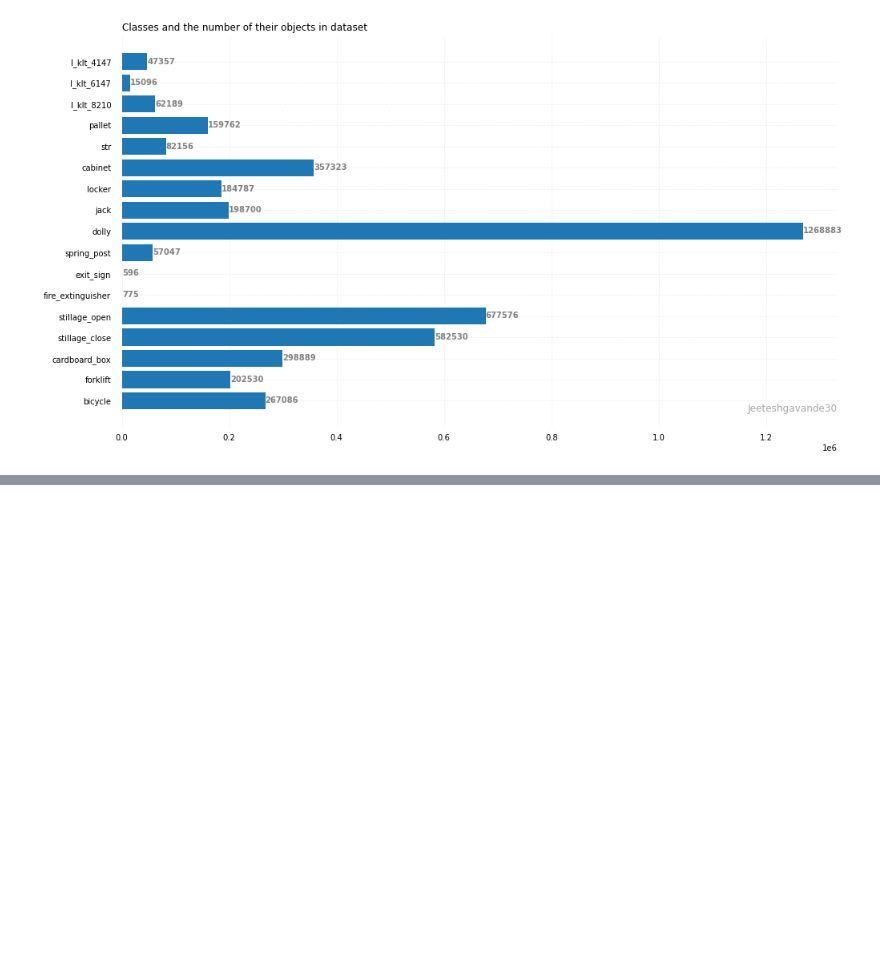
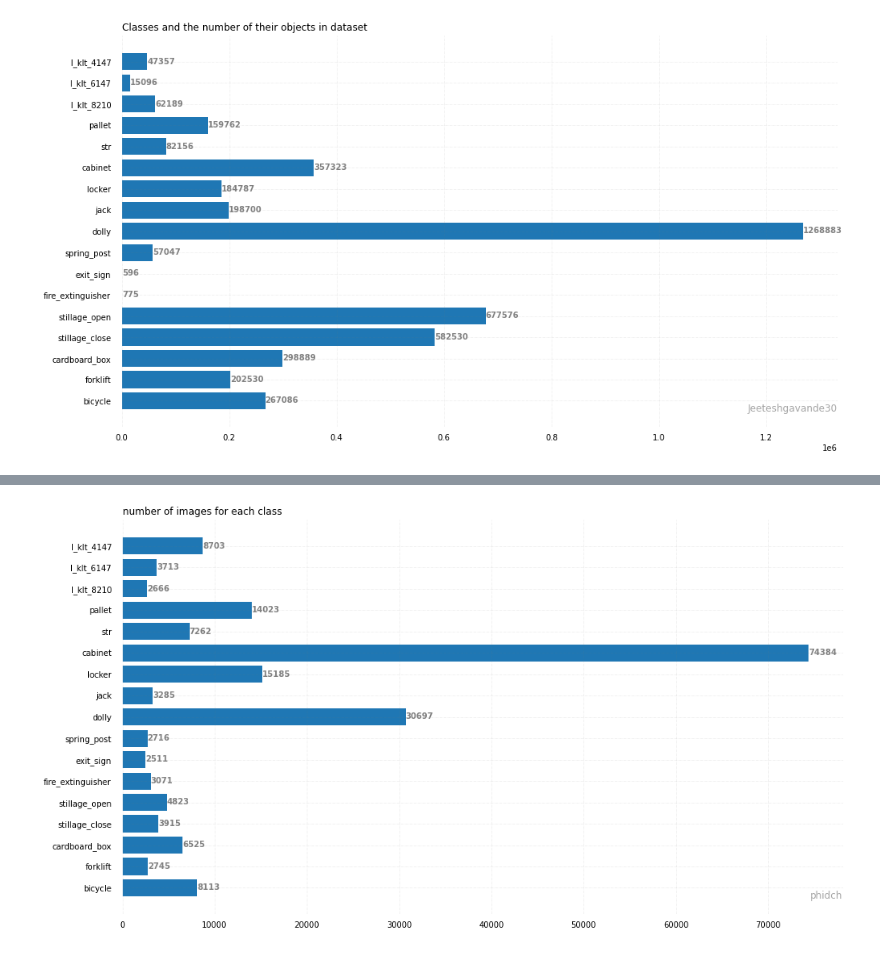
Before and after one commit to PhiDCH/sordi-2022, a Jupyter notebook: test.ipynb, the cells around one changed output, grey strips where cells are left out. Drawn from its saved outputs; the diff is of its cells as text; code cells hidden in the pictures; blank space fills up the shorter version.

```diff
--- a/test.ipynb
+++ b/test.ipynb
@@ -169,0 +224,18 @@ plot_bar(stat_with_check)
+# %%
+def stat_num_img_for_class(db_file='../SORDI-Data-Pipeline-Reader/SORDI.sqlite'):
+    global stat
+    curr = stat.copy()
+
+    conn = create_connection(db_file)
+    cur = conn.cursor()
+
+    for cls in curr.keys():
+        sql = f'''select count(*) from FRAME where json_extract(labels, '$[0].ObjectClassName')='{cls}' '''
+        rows = [r for r in cur.execute(sql)]
+        curr[cls] = rows[0][0]
+
+    plot_bar(curr, 'number of images for each class')
+
+stat_num_img_for_class()
+# %% [output]
+[figure, added]
```
Also changed, not shown: parts of 8 cells of this notebook, 1 other file.
